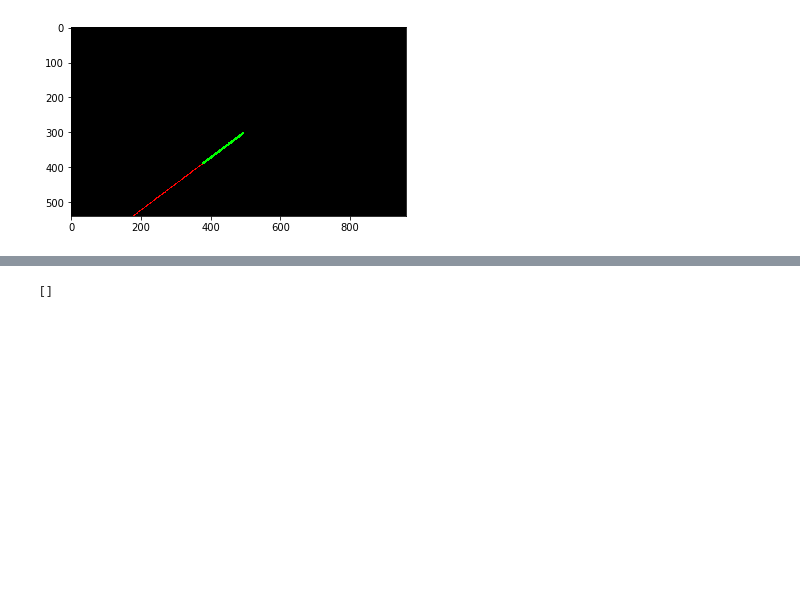
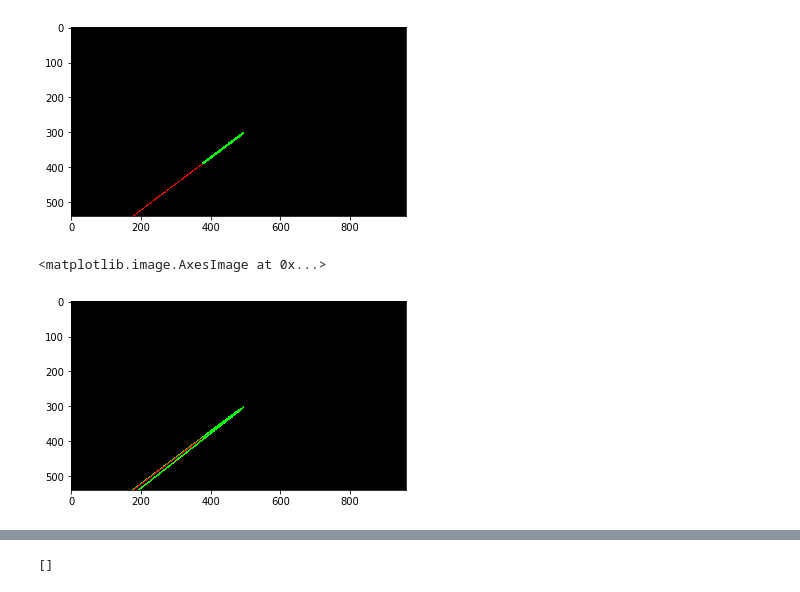
Before and after one commit to c1505/CarND-LaneLines-P1, a Jupyter notebook: P1.ipynb, the cells around one changed output, grey strips where cells are left out. Drawn from its saved outputs; the diff is of its cells as text; code cells hidden in the pictures; blank space fills up the shorter version.

Commit message:
Extrapolation for left and right lane lines

```diff
--- a/P1.ipynb
+++ b/P1.ipynb
@@ -379,3 +379,20 @@ plt.imshow(line_img)
 [[378 389 494 302]]
 <matplotlib.image.AxesImage at 0x...>
 [figure]
+# %%
+# draw all of the left_lines
+line_img = np.zeros((img.shape[0], img.shape[1], 3), dtype=np.uint8)
+for line in left_lines:
+    for x1,y1,x2,y2 in line:
+        x1_result = (540 - y2) / slope(line) + x2
+        x1_result = int(round(x1_result, 0))
+        color=[255, 0, 0]
+        thickness=2
+        cv2.line(line_img, (x1_result, 540), (x2, y2), color, thickness)
+        color=[0, 255, 0]
+        thickness=2
+        cv2.line(line_img, (x1, y1), (x2, y2), color, thickness)
+plt.imshow(line_img)
+# %% [output]
+<matplotlib.image.AxesImage at 0x...>
+[figure, added]
```
Also changed, not shown: parts of 6 cells of this notebook.
